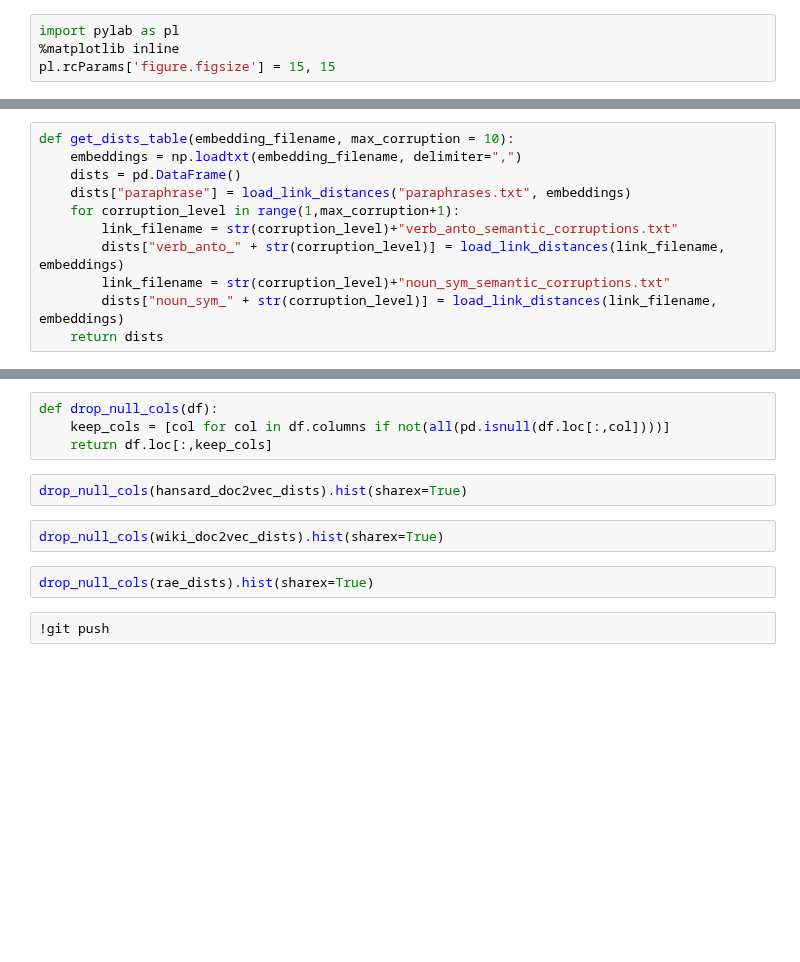
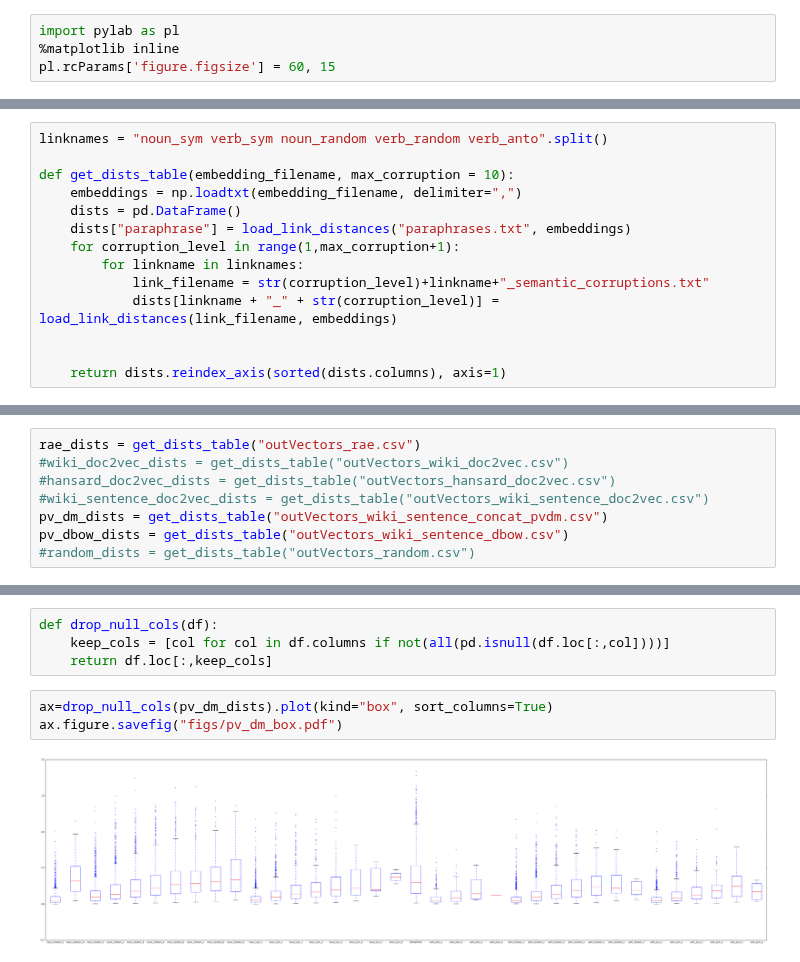
Before and after one commit to oxinabox/phd, a Jupyter notebook: prototypes/Projects/SemanticVsSyntacticEval/results_analysis.ipynb, the cells around one changed output, grey strips where cells are left out. Saved outputs shown, nothing was run; the diff lists cells and outputs as text; blank space fills up the shorter version.

```diff
--- a/prototypes/Projects/SemanticVsSyntacticEval/results_analysis.ipynb
+++ b/prototypes/Projects/SemanticVsSyntacticEval/results_analysis.ipynb
@@ -1,7 +1,7 @@
 # %%
 import pylab as pl
 %matplotlib inline
-pl.rcParams['figure.figsize'] = 15, 15
+pl.rcParams['figure.figsize'] = 60, 15
 # %%
 import os.path
 import csv
@@ -34,11 +18,0 @@ def load_link_distances(link_filename, embeddings):
-# %%
-def get_dists_table(embedding_filename, max_corruption = 10):
-    embeddings = np.loadtxt(embedding_filename, delimiter=",")
-    dists = pd.DataFrame()
-    dists["paraphrase"] = load_link_distances("paraphrases.txt", embeddings)
-    for corruption_level in range(1,max_corruption+1):
-        link_filename = str(corruption_level)+"verb_anto_semantic_corruptions.txt"
-        dists["verb_anto_" + str(corruption_level)] = load_link_distances(link_filename, embeddings)
-        link_filename = str(corruption_level)+"noun_sym_semantic_corruptions.txt"
-        dists["noun_sym_" + str(corruption_level)] = load_link_distances(link_filename, embeddings)
-    return dists
@@ -365,0 +42,14 @@ comparative_distances
+# %%
+linknames = "noun_sym verb_sym noun_random verb_random verb_anto".split()
+
+def get_dists_table(embedding_filename, max_corruption = 10):
+    embeddings = np.loadtxt(embedding_filename, delimiter=",")
+    dists = pd.DataFrame()
+    dists["paraphrase"] = load_link_distances("paraphrases.txt", embeddings)
+    for corruption_level in range(1,max_corruption+1):
+        for linkname in linknames:
+            link_filename = str(corruption_level)+linkname+"_semantic_corruptions.txt"
+            dists[linkname + "_" + str(corruption_level)] = load_link_distances(link_filename, embeddings)
+
+
+    return dists.reindex_axis(sorted(dists.columns), axis=1)
@@ -365,0 +107,8 @@ comparative_distances
+# %%
+rae_dists = get_dists_table("outVectors_rae.csv")
+#wiki_doc2vec_dists = get_dists_table("outVectors_wiki_doc2vec.csv")
+#hansard_doc2vec_dists = get_dists_table("outVectors_hansard_doc2vec.csv")
+#wiki_sentence_doc2vec_dists = get_dists_table("outVectors_wiki_sentence_doc2vec.csv")
+pv_dm_dists = get_dists_table("outVectors_wiki_sentence_concat_pvdm.csv")
+pv_dbow_dists = get_dists_table("outVectors_wiki_sentence_dbow.csv")
+#random_dists = get_dists_table("outVectors_random.csv")
@@ -367,11 +289,8 @@ comparative_distances
 def drop_null_cols(df):
     keep_cols = [col for col in df.columns if not(all(pd.isnull(df.loc[:,col])))]
     return df.loc[:,keep_cols]
-# %%
-drop_null_cols(hansard_doc2vec_dists).hist(sharex=True)
-# %%
-drop_null_cols(wiki_doc2vec_dists).hist(sharex=True)
-# %%
-drop_null_cols(rae_dists).hist(sharex=True)
-# %%
-!git push
+# %%
+ax=drop_null_cols(pv_dm_dists).plot(kind="box", sort_columns=True)
+ax.figure.savefig("figs/pv_dm_box.pdf")
+# %% [output]
+[figure, added]
```
Also changed, not shown: parts of 49 cells of this notebook, 6 other files.
